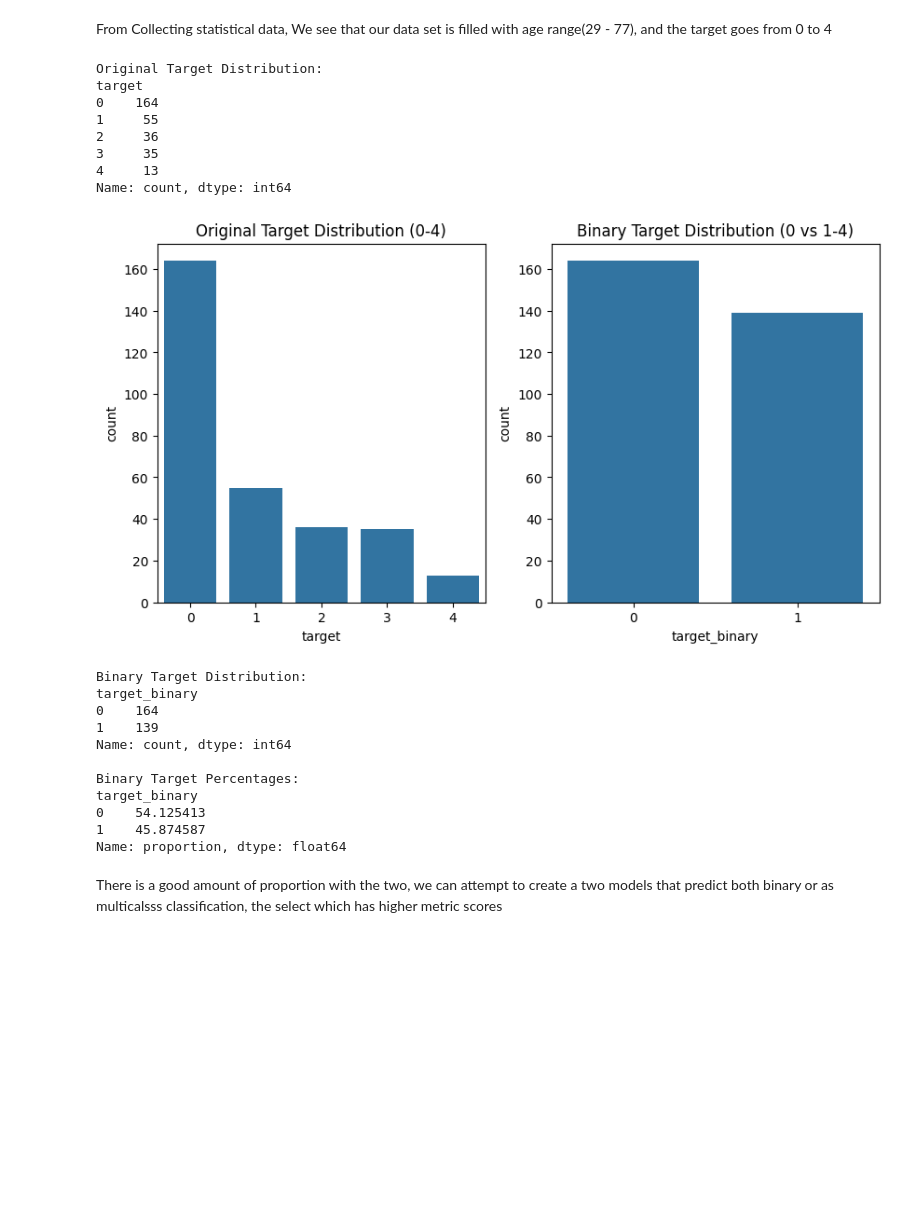
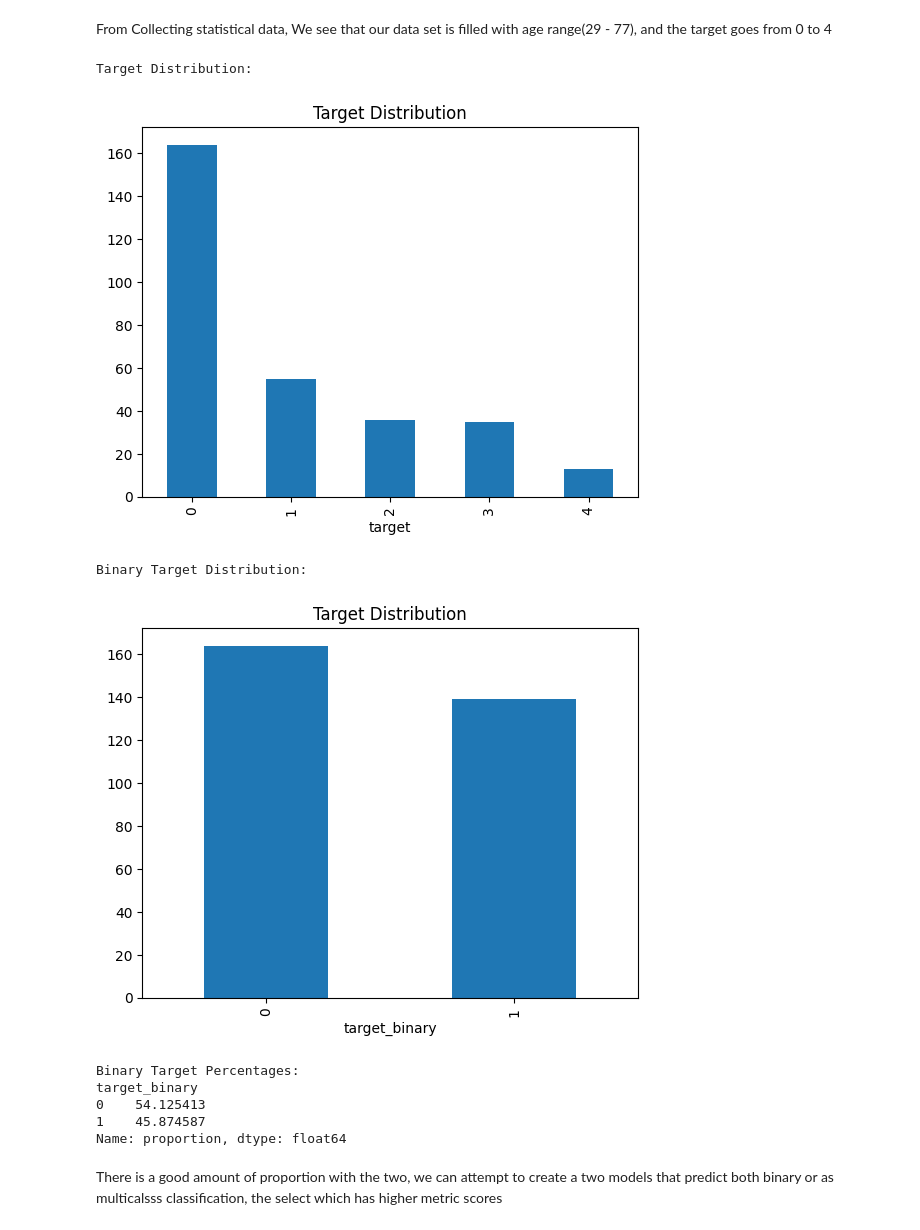
Before and after one commit to RabiatS/PulsePredictors-ML, a Jupyter notebook: Notebook/pulsePredictor.ipynb, the cells around one changed output. Cells and saved outputs as stored; diff of their text form; code cells hidden in the pictures; blank space fills up the shorter version.

```diff
--- a/Notebook/pulsePredictor.ipynb
+++ b/Notebook/pulsePredictor.ipynb
@@ -143,50 +143,29 @@ Feature Engineering & Preprocessing
 From Collecting statistical data, We see that our data set is filled with age range(29 - 77), and the target goes from 0 to 4
 # %%
 # Let's first look at the distribution of target values
-print("Original Target Distribution:")
-print(df['target'].value_counts().sort_index())
-
-# Visualize the distribution
-plt.figure(figsize=(10,5))
-plt.subplot(1,2,1)
-sns.countplot(data=df, x='target')
-plt.title('Original Target Distribution (0-4)')
+print("Target Distribution:")
+df['target'].value_counts().plot(kind='bar', title='Target Distribution')
+plt.show()
 
 # Convert to binary
 df['target_binary'] = (df['target'] > 0).astype(int)
-
-plt.subplot(1,2,2)
-sns.countplot(data=df, x='target_binary')
-plt.title('Binary Target Distribution (0 vs 1-4)')
+print("\nBinary Target Distribution:")
+df['target_binary'].value_counts().plot(kind='bar', title='Target Distribution')
 plt.show()
-
-print("\nBinary Target Distribution:")
-print(df['target_binary'].value_counts())
 
 # Show percentages
 print("\nBinary Target Percentages:")
 print(df['target_binary'].value_counts(normalize=True) * 100)
 # %% [output]
-Original Target Distribution:
-target
-0    164
-1     55
-2     36
-3     35
-4     13
-Name: count, dtype: int64
+Target Distribution:
-[figure, old version]
+[figure, new version]
 Binary Target Distribution:
-target_binary
-0    164
-1    139
-Name: count, dtype: int64
-
-Binary Target Percentages:
-target_binary
-0    54.125413
-1    45.874587
-Name: proportion, dtype: float64
+[figure, added]
+Binary Target Percentages:
+target_binary
+0    54.125413
+1    45.874587
+Name: proportion, dtype: float64
 # %% [markdown]
 There is a good amount of proportion with the two, we can attempt to create a two models that predict both binary or as multicalsss classification, the select which has higher metric scores
 # %% [markdown]
```
Also changed, not shown: parts of 8 cells of this notebook.
